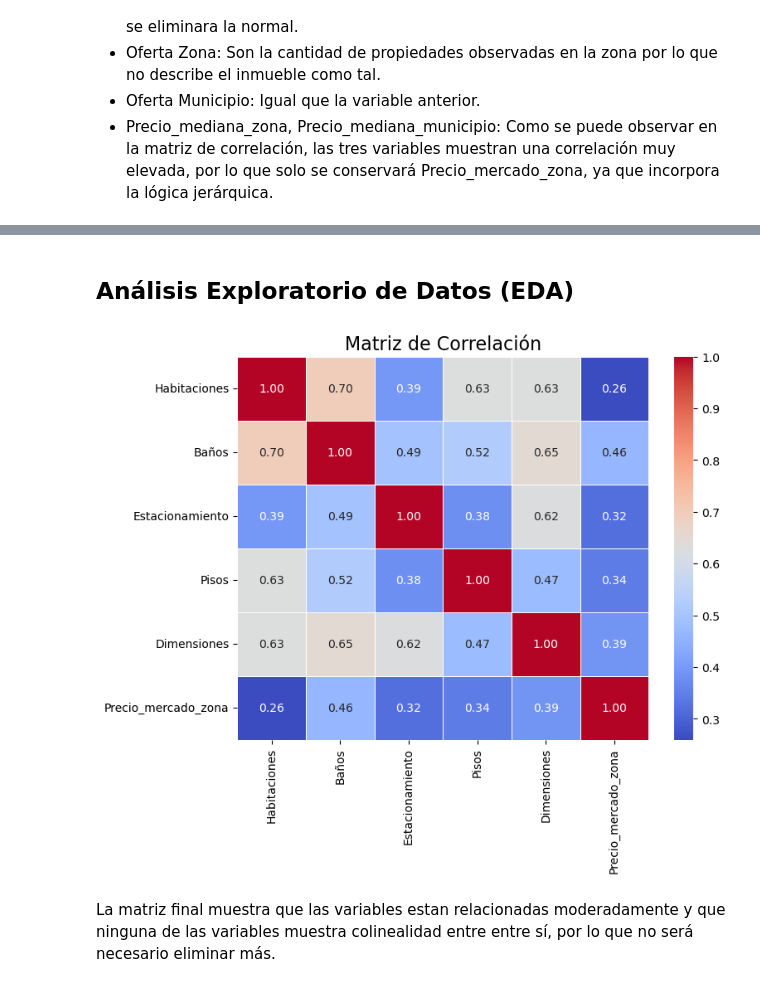
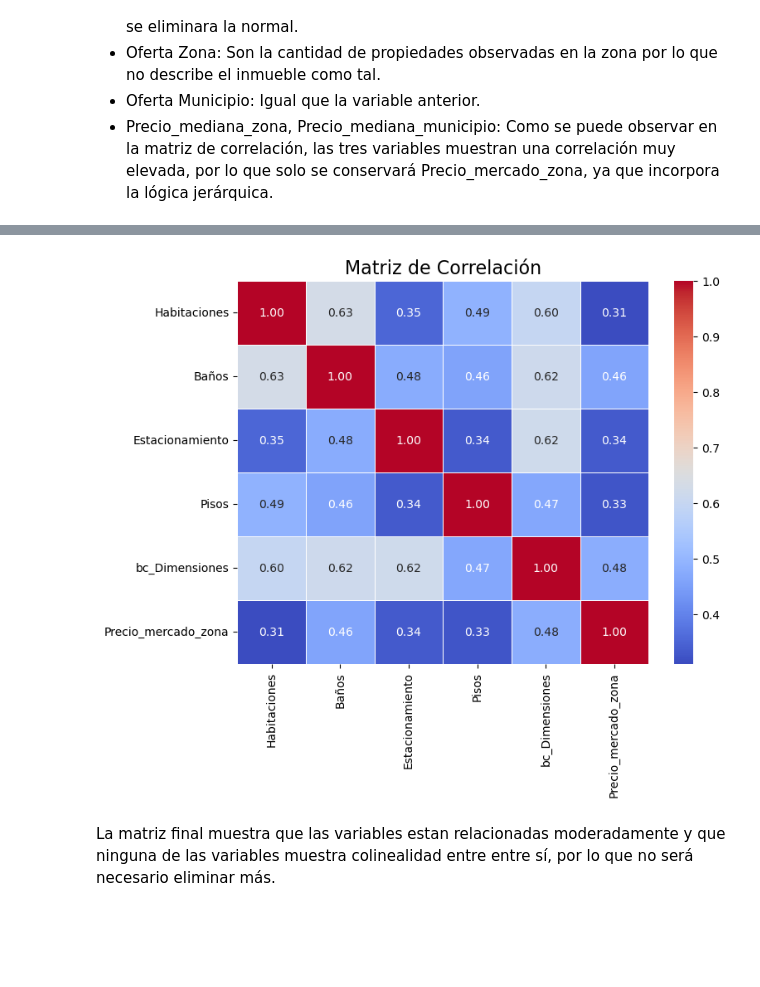
Before and after one commit to MichelleRomoM/Tesis-Maestria-DSS, a Jupyter notebook: Códigos/Prediccion (DSS).ipynb, the cells around one changed output, grey strips where cells are left out. Cells and saved outputs as stored; diff of their text form; code cells hidden in the pictures; blank space fills up the shorter version.

```diff
--- a/Códigos/Prediccion (DSS).ipynb
+++ b/Códigos/Prediccion (DSS).ipynb
@@ -143,15 +146,13 @@ D8     17
 Name: count, dtype: int64
-# %% [markdown]
-## Análisis Exploratorio de Datos (EDA)
 # %%
 ### ---- MATRIZ DE CORRELACIÓN
-matriz_corr = df[["Habitaciones","Baños","Estacionamiento","Pisos","Dimensiones","Precio_mercado_zona"]].corr(numeric_only=True)
+matriz_corr = df[["Habitaciones","Baños","Estacionamiento","Pisos","bc_Dimensiones","Precio_mercado_zona"]].corr(numeric_only=True)
 plt.figure(figsize=(8,6))
 sns.heatmap(matriz_corr, annot=True, cmap='coolwarm', fmt=".2f", linewidths=.5)
 plt.title('Matriz de Correlación', fontsize=16)
 plt.show()
 # %% [output]
-[figure, old version]
+[figure, new version]
 # %% [markdown]
 La matriz final muestra que las variables estan relacionadas moderadamente y que ninguna de las variables muestra colinealidad entre entre sí, por lo que no será necesario eliminar más.
 # %% [markdown]
```
Also changed, not shown: parts of 33 cells of this notebook.
